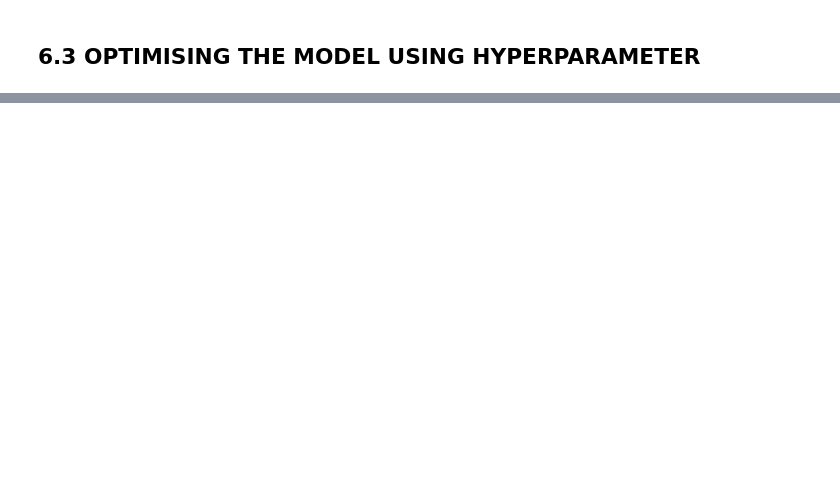
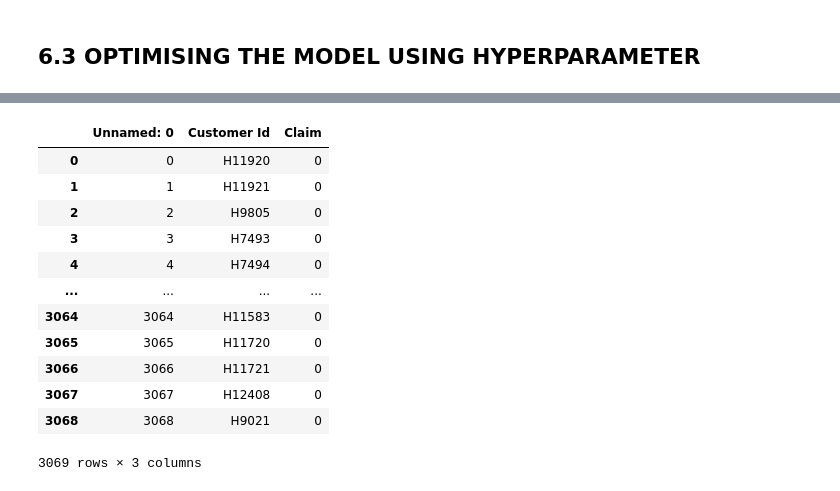
Before and after one commit to Sumta4real/Insurance-Prediction, a Jupyter notebook: ML_file.ipynb, the cells around one changed output, grey strips where cells are left out. Drawn from its saved outputs; the diff is of its cells as text; code cells hidden in the pictures; blank space fills up the shorter version.

Commit message:
Comitted the count change for the columns

```diff
--- a/ML_file.ipynb
+++ b/ML_file.ipynb
@@ -265,0 +292,16 @@ GridSearchCV(cv=2,
+# %%
+pd.read_csv('dectree_insured_result.csv')
+# %% [output]
+|  | Unnamed: 0 | Customer Id | Claim |
+| 0 | 0 | H11920 | 0 |
+| 1 | 1 | H11921 | 0 |
+| 2 | 2 | H9805 | 0 |
+| 3 | 3 | H7493 | 0 |
+| 4 | 4 | H7494 | 0 |
+| ... | ... | ... | ... |
+| 3064 | 3064 | H11583 | 0 |
+| 3065 | 3065 | H11720 | 0 |
+| 3066 | 3066 | H11721 | 0 |
+| 3067 | 3067 | H12408 | 0 |
+| 3068 | 3068 | H9021 | 0 |
+3069 rows × 3 columns
```
Also changed, not shown: parts of 7 cells of this notebook.
